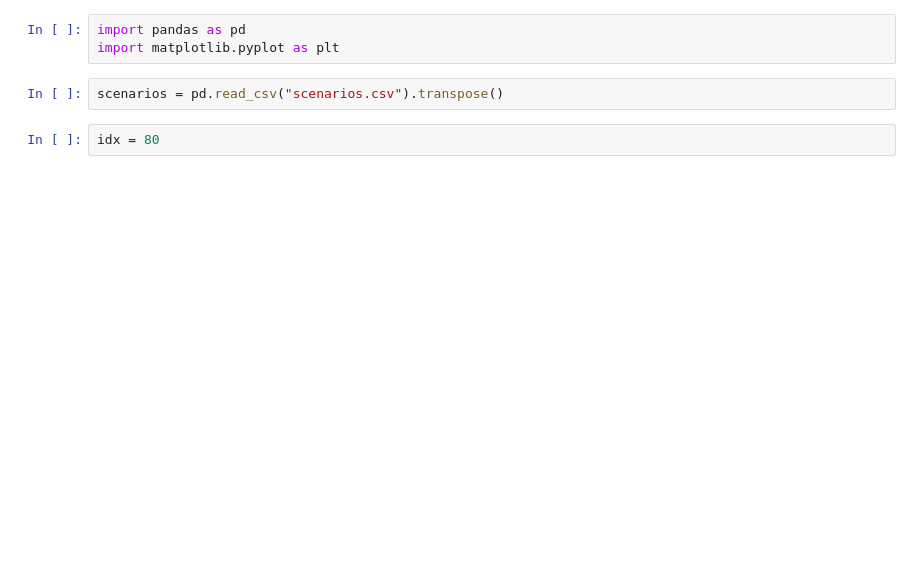
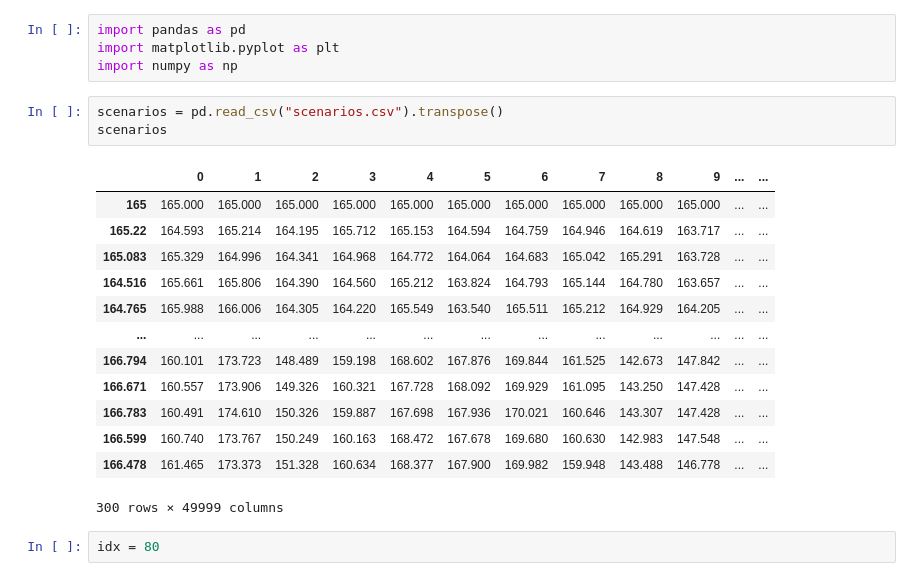
Before and after one commit to jpbarona/monte-carlo-option-pricer, a Jupyter notebook: analysis.ipynb, the cells around one changed output. Drawn from its saved outputs; the diff is of its cells as text; blank space fills up the shorter version.

```diff
--- a/analysis.ipynb
+++ b/analysis.ipynb
@@ -1,8 +1,24 @@
 # %%
 import pandas as pd
 import matplotlib.pyplot as plt
+import numpy as np
 # %%
 scenarios = pd.read_csv("scenarios.csv").transpose()
+scenarios
+# %% [output]
+|  | 0 | 1 | 2 | 3 | 4 | 5 | 6 | 7 | 8 | 9 | ... | ... |
+| 165 | 165.000 | 165.000 | 165.000 | 165.000 | 165.000 | 165.000 | 165.000 | 165.000 | 165.000 | 165.000 | ... | ... |
+| 165.22 | 164.593 | 165.214 | 164.195 | 165.712 | 165.153 | 164.594 | 164.759 | 164.946 | 164.619 | 163.717 | ... | ... |
+| 165.083 | 165.329 | 164.996 | 164.341 | 164.968 | 164.772 | 164.064 | 164.683 | 165.042 | 165.291 | 163.728 | ... | ... |
+| 164.516 | 165.661 | 165.806 | 164.390 | 164.560 | 165.212 | 163.824 | 164.793 | 165.144 | 164.780 | 163.657 | ... | ... |
+| 164.765 | 165.988 | 166.006 | 164.305 | 164.220 | 165.549 | 163.540 | 165.511 | 165.212 | 164.929 | 164.205 | ... | ... |
+| ... | ... | ... | ... | ... | ... | ... | ... | ... | ... | ... | ... | ... |
+| 166.794 | 160.101 | 173.723 | 148.489 | 159.198 | 168.602 | 167.876 | 169.844 | 161.525 | 142.673 | 147.842 | ... | ... |
+| 166.671 | 160.557 | 173.906 | 149.326 | 160.321 | 167.728 | 168.092 | 169.929 | 161.095 | 143.250 | 147.428 | ... | ... |
+| 166.783 | 160.491 | 174.610 | 150.326 | 159.887 | 167.698 | 167.936 | 170.021 | 160.646 | 143.307 | 147.428 | ... | ... |
+| 166.599 | 160.740 | 173.767 | 150.249 | 160.163 | 168.472 | 167.678 | 169.680 | 160.630 | 142.983 | 147.548 | ... | ... |
+| 166.478 | 161.465 | 173.373 | 151.328 | 160.634 | 168.377 | 167.900 | 169.982 | 159.948 | 143.488 | 146.778 | ... | ... |
+300 rows × 49999 columns
 # %%
 idx = 80
 # %%
```
Also changed, not shown: parts of 1 cell of this notebook, 3 other files.
